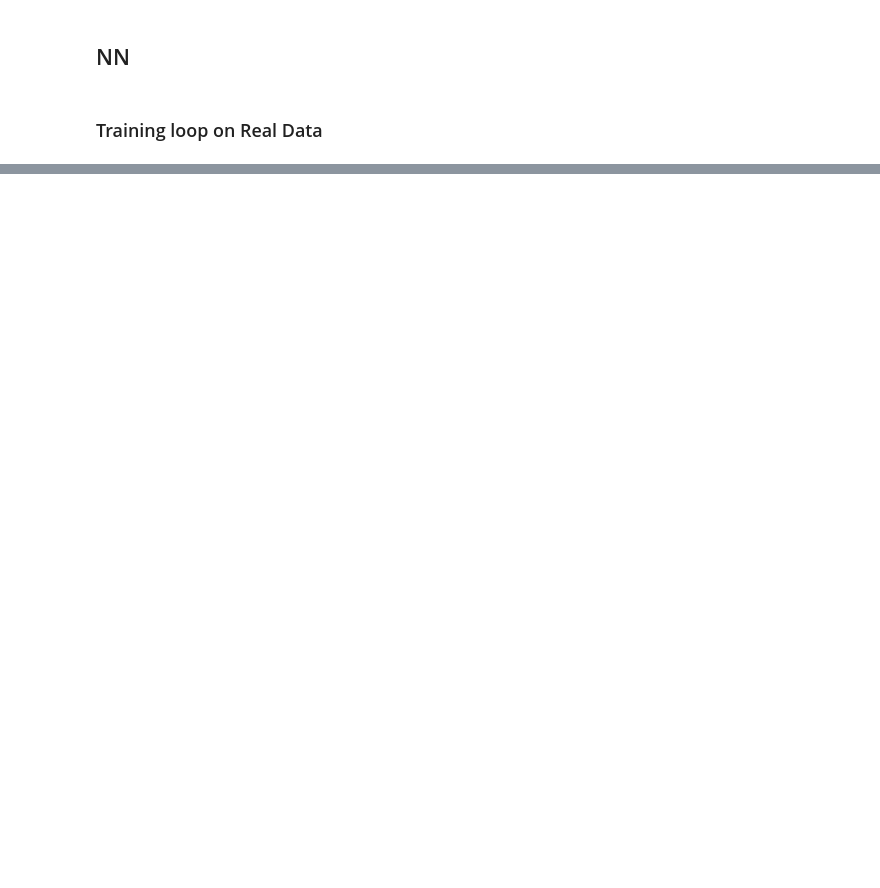
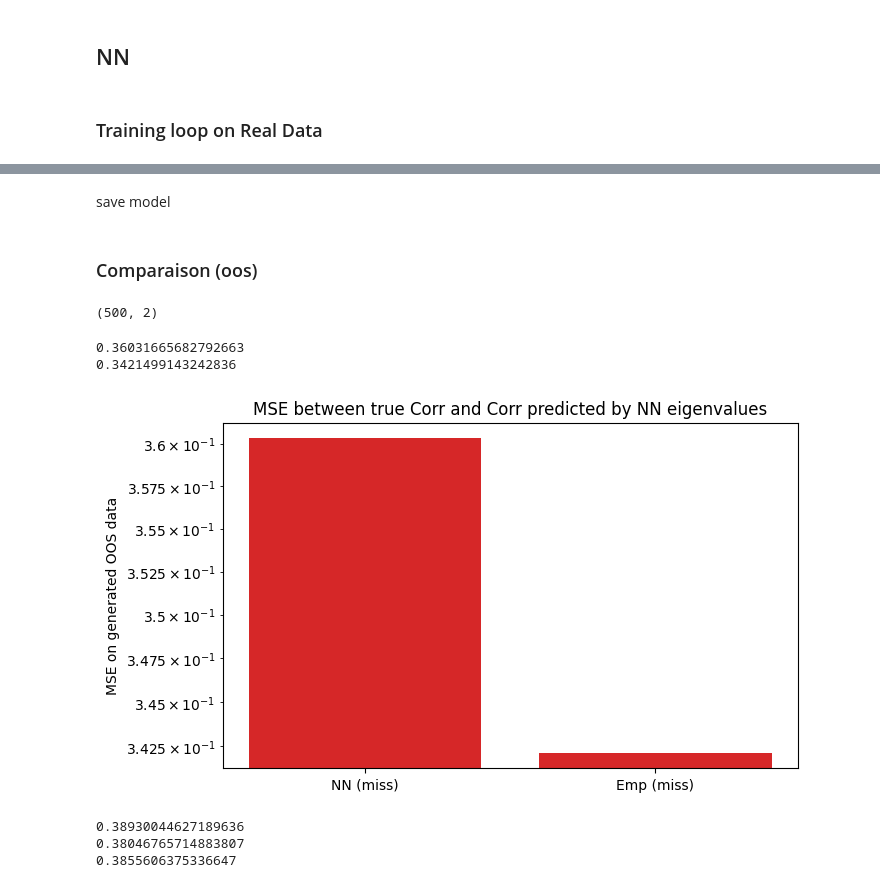
Before and after one commit to Armanddevacc/covariance-cleaning-nn, a Jupyter notebook: NN_real_data.ipynb, the cells around one changed output, grey strips where cells are left out. Drawn from its saved outputs; the diff is of its cells as text; code cells hidden in the pictures; blank space fills up the shorter version.

```diff
--- a/NN_real_data.ipynb
+++ b/NN_real_data.ipynb
@@ -54,0 +88,2 @@ InvalidArgumentError: {{function_node __wrapped__SelfAdjointEigV2_device_/job:lo
+# %% [markdown]
+save model
@@ -54,0 +92,49 @@ InvalidArgumentError: {{function_node __wrapped__SelfAdjointEigV2_device_/job:lo
+# %%
+dummy_input = tf.random.normal((1, 100, 6))  # 6 features: lam, pos, q, Tmin, Tmax, q_eff
+model_real_data(dummy_input)
+
+model_real_data.load_weights("models/bigru_weights_realdata.weights.h5")
+# %% [markdown]
+### Comparaison (oos)
+# %%
+batch_size_oos = 50
+accumulate_step = 500
+# %%
+frob_corr_loss, frob_cov_loss = accumulate_loss_realdata(model_real_data, dataset, accumulate_step, tf_loss_function_mat)
+# %%
+frob_corr_loss.shape
+# %% [output]
+(500, 2)
+# %%
+print(frob_corr_loss[:,0].mean())
+print(frob_corr_loss[:,1].mean())
+# %% [output]
+0.36031665682792663
+0.3421499143242836
+# %%
+labels = ['NN (miss)', 'Emp (miss)']
+values = [
+    frob_corr_loss[:,0].mean(),
+    frob_corr_loss[:,1].mean(),
+
+]
+
+colors = ['tab:red','tab:red','tab:gray','tab:gray']
+
+plt.figure(figsize=(7,4), constrained_layout=True)
+plt.bar(labels, values, color=colors)
+plt.yscale('log')
+plt.ylabel('MSE on generated OOS data')
+plt.title("MSE between true Corr and Corr predicted by NN eigenvalues")
+plt.grid(axis='y', ls='--', alpha=.5)
+plt.show()
+# %% [output]
+[figure, added]
+# %%
+print(frob_cov_loss[:,0].mean())
+print(frob_cov_loss[:,1].mean())
+print(frob_cov_loss[:,2].mean())
+# %% [output]
+0.38930044627189636
+0.38046765714883807
+0.3855606375336647
```
Also changed, not shown: parts of 15 cells of this notebook.
